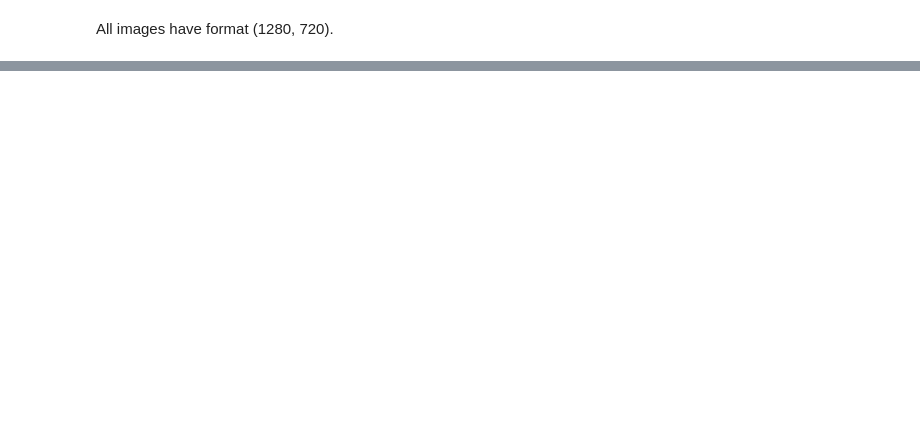
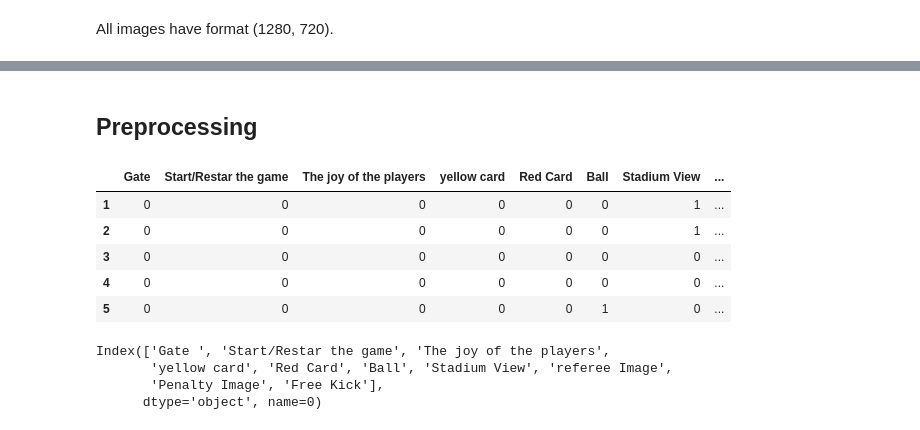
Before and after one commit to beatricecitterio/cv-project, a Jupyter notebook: data_loading.ipynb, the cells around one changed output, grey strips where cells are left out. Drawn from its saved outputs; the diff is of its cells as text; code cells hidden in the pictures; blank space fills up the shorter version.

```diff
--- a/data_loading.ipynb
+++ b/data_loading.ipynb
@@ -92,3 +97,38 @@ plt.tight_layout()
 plt.show()
 # %% [output]
 [figure]
+# %% [markdown]
+## Preprocessing
+# %%
+# open excel labels
+import pandas as pd
+
+labels_df = pd.read_excel('labels.xlsx')
+# %%
+# from second column, rename column name with the strings in the first row
+def rename_columns(df):
+    new_columns = df.iloc[0]
+    df.columns = new_columns
+    df = df[1:]
+    return df
+
+labels_df = rename_columns(labels_df)
+# %%
+# drop the first column
+labels_df = labels_df.drop(labels_df.columns[0], axis=1)
+# %%
+labels_df.head()
+# %% [output]
+|  | Gate | Start/Restar the game | The joy of the players | yellow card | Red Card | Ball | Stadium View | ... |
+| 1 | 0 | 0 | 0 | 0 | 0 | 0 | 1 | ... |
+| 2 | 0 | 0 | 0 | 0 | 0 | 0 | 1 | ... |
+| 3 | 0 | 0 | 0 | 0 | 0 | 0 | 0 | ... |
+| 4 | 0 | 0 | 0 | 0 | 0 | 0 | 0 | ... |
+| 5 | 0 | 0 | 0 | 0 | 0 | 1 | 0 | ... |
+# %%
+labels_df.columns
+# %% [output]
+Index(['Gate ', 'Start/Restar the game', 'The joy of the players',
+       'yellow card', 'Red Card', 'Ball', 'Stadium View', 'referee Image',
+       'Penalty Image', 'Free Kick'],
+      dtype='object', name=0)
```
Also changed, not shown: parts of 16 cells of this notebook, 2 other files.
